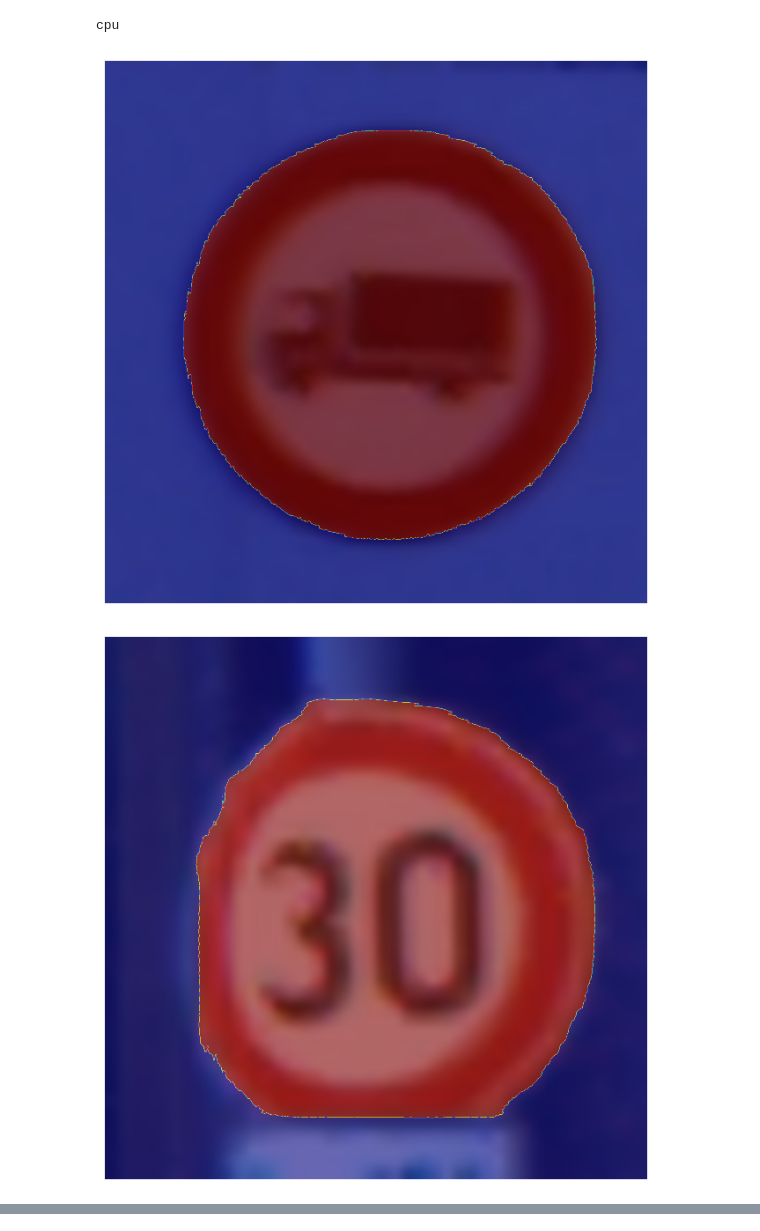
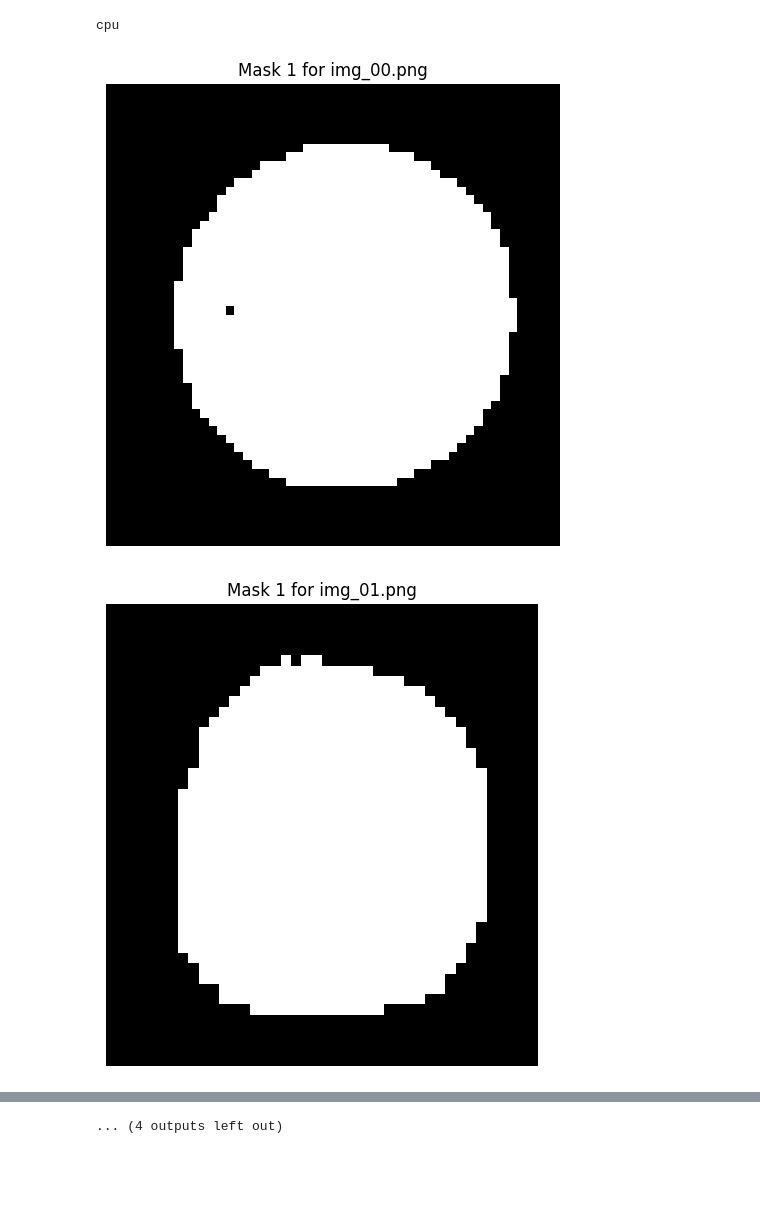
Before and after one commit to moritzwo09/Physical_Adversarial_Examples, a Jupyter notebook: code/segment.ipynb, the cells around one changed output, grey strips where cells are left out. Cells and saved outputs as stored; diff of their text form; code cells hidden in the pictures; blank space fills up the shorter version.

Commit message:
refactor and generate sam masks

```diff
--- a/code/segment.ipynb
+++ b/code/segment.ipynb
@@ -30,28 +31,46 @@ def plot_overlay(orig_img, mask_tensor):
     plt.show()
 # %%
 data = torch.load("sam_outputs.pt", map_location="cpu")
+mask_output_dir = "sam_masks"
 
 inputs = data["inputs"]
 masks = data["masks"]
 scores = data["scores"]
 files = data["files"]
 
-mask_id = 0 # [0,1,2] because there are always 3 masks generated
+mask_id = 1 # [0,1,2] because there are always 3 masks generated
 
 for i, orig_img in enumerate(files):
     # force int64 sizes
     original = inputs[i]["original_sizes"].to(torch.long).cpu()
     reshaped = inputs[i]["reshaped_input_sizes"].to(torch.long).cpu()
 
 
     masks_processed = processor.image_processor.post_process_masks(
         masks[i],
         original,
         reshaped
     )
     mask_tensor = masks_processed[0][0][mask_id] # original masks has shape (batch_size, number_of_masks, H, W)
 
-    plot_overlay(files[i], mask_tensor)
+    #plot_overlay(files[i], mask_tensor)
+
+    # --- Neuer Code: Maske als Bild anzeigen und speichern ---
+    # Sicherstellen, dass Maske auf CPU liegt und als NumPy vorliegt
+    mt = mask_tensor.detach().cpu().numpy()
+
+    # Anzeige der Maske (als Graustufenbild)
+    plt.figure(figsize=(6,6))
+    plt.imshow(mt, cmap="gray")
+    plt.title(f"Mask {mask_id} for {os.path.basename(files[i])}")
+    plt.axis("off")
+    plt.show()
+
+    # Als PNG speichern (0-255)
+    #os.makedirs(mask_output_dir, exist_ok=True)
+    #img_uint8 = (mt * 255).astype(np.uint8) if mt.dtype != np.uint8 else mt
+    #Image.fromarray(img_uint8).save(os.path.join(mask_output_dir, f"mask_{i}_{mask_id}.png"))
+    # --- Ende neuer Code ---
 # %% [output]
-[figure, old version]
+[figure, new version]
-[figure, old version]
+[figure, new version]
@@ -60,0 +87 @@ for i, orig_img in enumerate(files):
+... (4 outputs left out)
```
Also changed, not shown: parts of 2 cells of this notebook, 20 other files.
